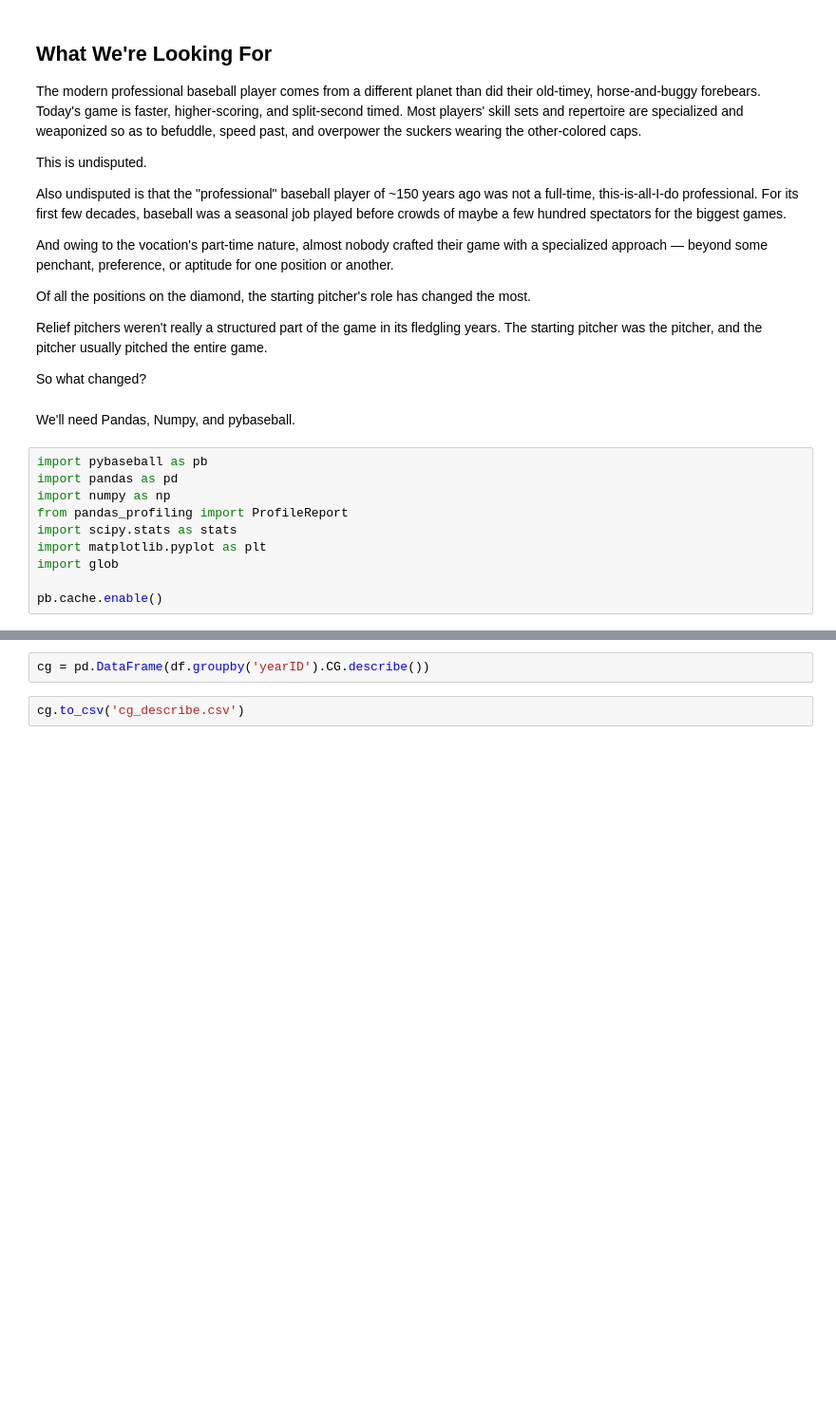
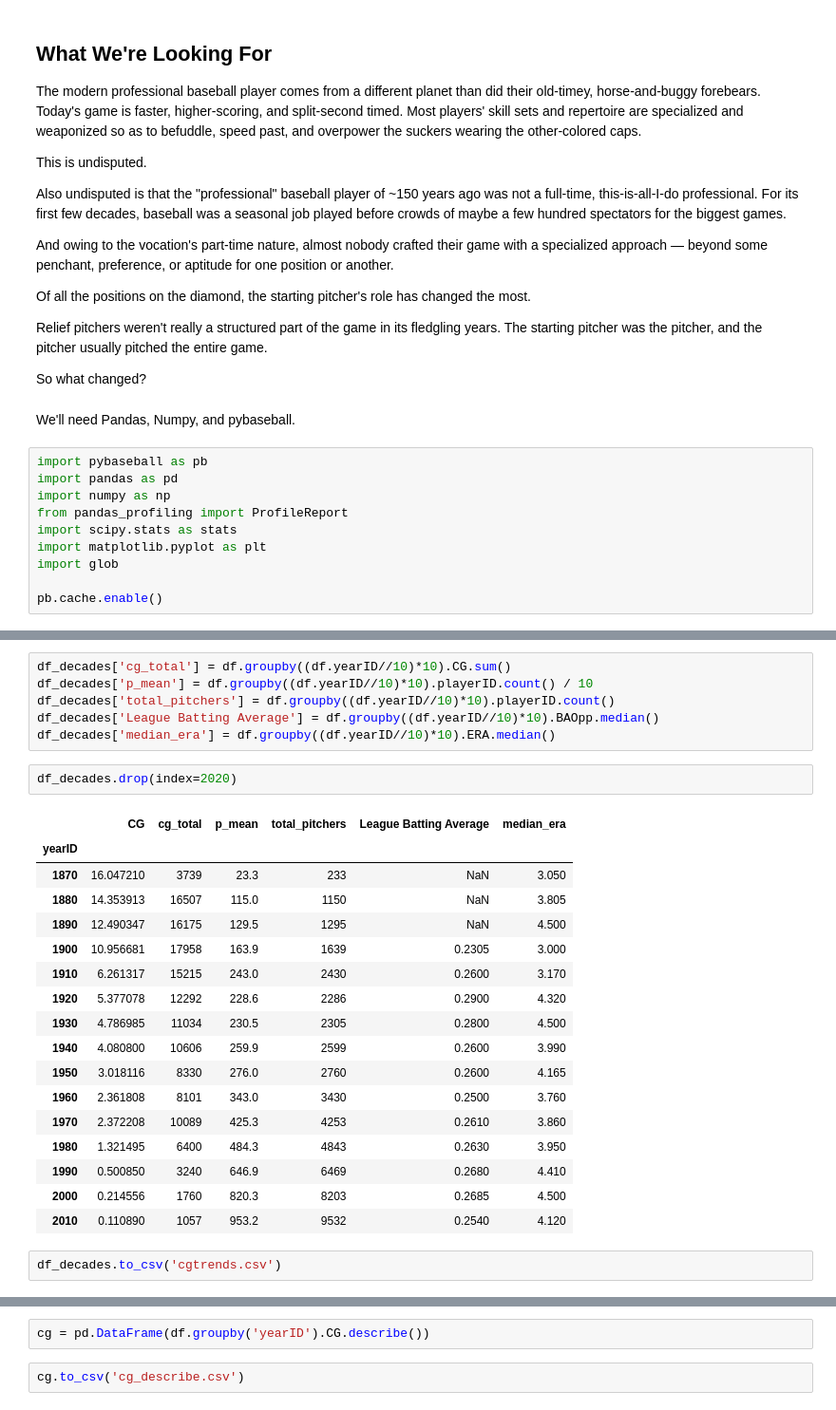
Before and after one commit to obverter/complete-games-are-done, a Jupyter notebook: notebooks/Complete Games Are Done.ipynb, the cells around one changed output, grey strips where cells are left out. Shown: that part at 95% size. Cells and saved outputs as stored; diff of their text form; blank space fills up the shorter version.

```diff
--- a/notebooks/Complete Games Are Done.ipynb
+++ b/notebooks/Complete Games Are Done.ipynb
@@ -35,0 +90,28 @@ df = pd.read_csv("../data/pitching.csv")
+# %%
+df_decades['cg_total'] = df.groupby((df.yearID//10)*10).CG.sum()
+df_decades['p_mean'] = df.groupby((df.yearID//10)*10).playerID.count() / 10
+df_decades['total_pitchers'] = df.groupby((df.yearID//10)*10).playerID.count()
+df_decades['League Batting Average'] = df.groupby((df.yearID//10)*10).BAOpp.median()
+df_decades['median_era'] = df.groupby((df.yearID//10)*10).ERA.median()
+# %%
+df_decades.drop(index=2020)
+# %% [output]
+|  | CG | cg_total | p_mean | total_pitchers | League Batting Average | median_era |
+| yearID |  |  |  |  |  |  |
+| 1870 | 16.047210 | 3739 | 23.3 | 233 | NaN | 3.050 |
+| 1880 | 14.353913 | 16507 | 115.0 | 1150 | NaN | 3.805 |
+| 1890 | 12.490347 | 16175 | 129.5 | 1295 | NaN | 4.500 |
+| 1900 | 10.956681 | 17958 | 163.9 | 1639 | 0.2305 | 3.000 |
+| 1910 | 6.261317 | 15215 | 243.0 | 2430 | 0.2600 | 3.170 |
+| 1920 | 5.377078 | 12292 | 228.6 | 2286 | 0.2900 | 4.320 |
+| 1930 | 4.786985 | 11034 | 230.5 | 2305 | 0.2800 | 4.500 |
+| 1940 | 4.080800 | 10606 | 259.9 | 2599 | 0.2600 | 3.990 |
+| 1950 | 3.018116 | 8330 | 276.0 | 2760 | 0.2600 | 4.165 |
+| 1960 | 2.361808 | 8101 | 343.0 | 3430 | 0.2500 | 3.760 |
+| 1970 | 2.372208 | 10089 | 425.3 | 4253 | 0.2610 | 3.860 |
+| 1980 | 1.321495 | 6400 | 484.3 | 4843 | 0.2630 | 3.950 |
+| 1990 | 0.500850 | 3240 | 646.9 | 6469 | 0.2680 | 4.410 |
+| 2000 | 0.214556 | 1760 | 820.3 | 8203 | 0.2685 | 4.500 |
+| 2010 | 0.110890 | 1057 | 953.2 | 9532 | 0.2540 | 4.120 |
+# %%
+df_decades.to_csv('cgtrends.csv')
```
Also changed, not shown: parts of 13 cells of this notebook, 1 other file.
